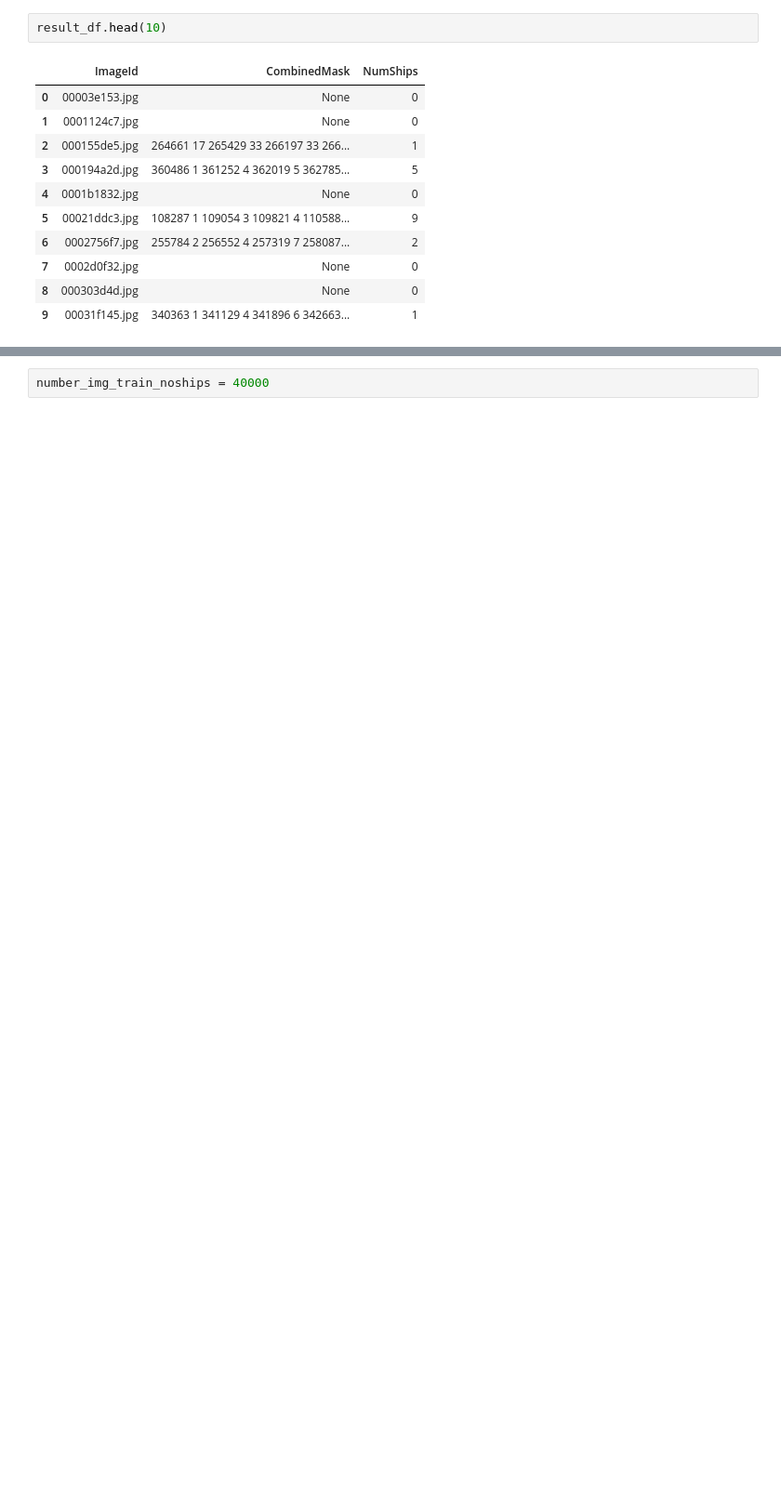
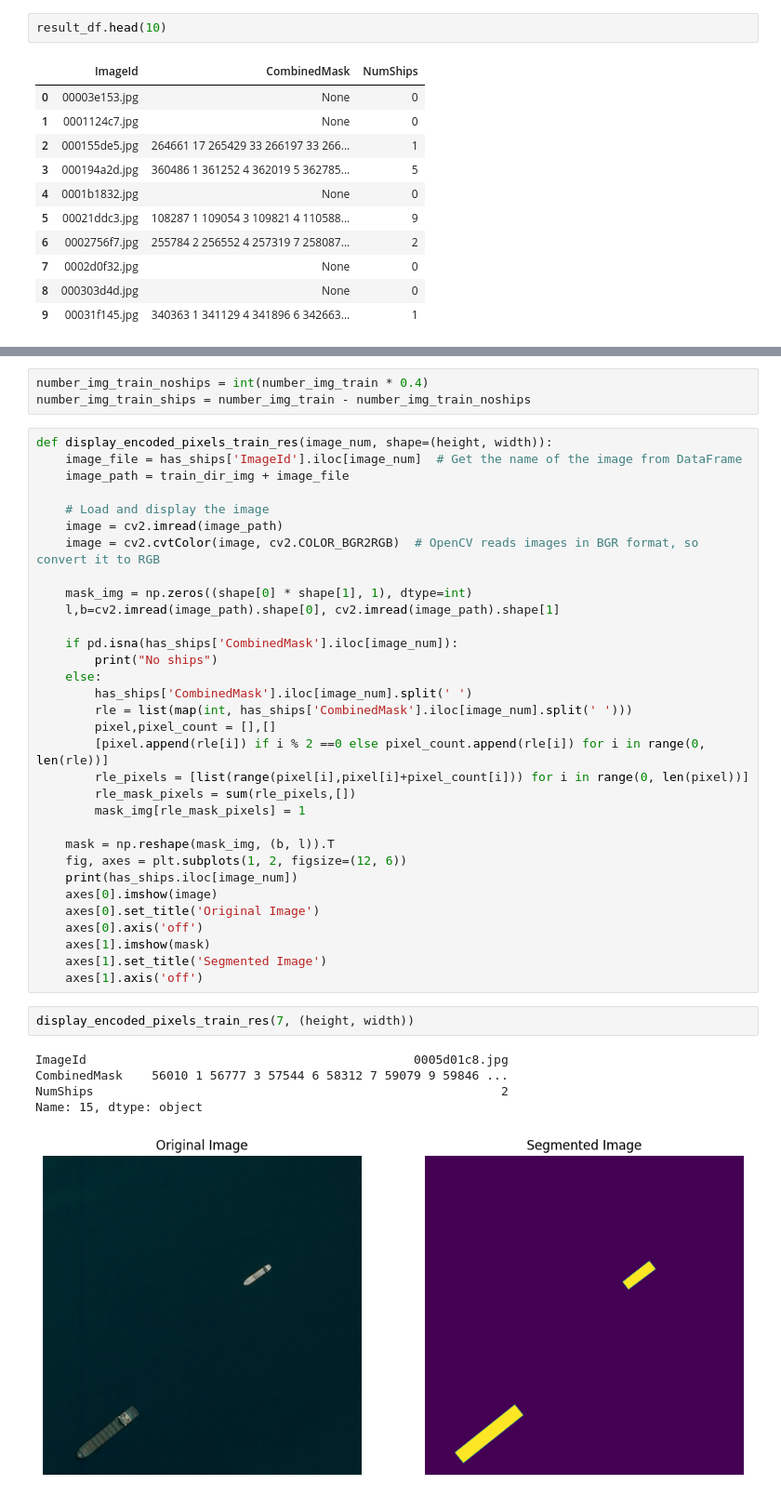
Before and after one commit to kubyllka/Airbus-Ship-Detection-U-net-Segmentation, a Jupyter notebook: kaggle-notebook.ipynb, the cells around one changed output, grey strips where cells are left out. Shown at 93% size. Cells and saved outputs as stored; diff of their text form; blank space fills up the shorter version.

```diff
--- a/kaggle-notebook.ipynb
+++ b/kaggle-notebook.ipynb
@@ -219,4 +219,45 @@ print(len(has_ships), len(no_ships))
-# %%
-number_img_train_noships = 40000
+# %%
+number_img_train_noships = int(number_img_train * 0.4)
+number_img_train_ships = number_img_train - number_img_train_noships
+# %%
+def display_encoded_pixels_train_res(image_num, shape=(height, width)):
+    image_file = has_ships['ImageId'].iloc[image_num]  # Get the name of the image from DataFrame
+    image_path = train_dir_img + image_file
+
+    # Load and display the image
+    image = cv2.imread(image_path)
+    image = cv2.cvtColor(image, cv2.COLOR_BGR2RGB)  # OpenCV reads images in BGR format, so convert it to RGB
+
+    mask_img = np.zeros((shape[0] * shape[1], 1), dtype=int)
+    l,b=cv2.imread(image_path).shape[0], cv2.imread(image_path).shape[1]
+
+    if pd.isna(has_ships['CombinedMask'].iloc[image_num]):
+        print("No ships")
+    else:
+        has_ships['CombinedMask'].iloc[image_num].split(' ')
+        rle = list(map(int, has_ships['CombinedMask'].iloc[image_num].split(' ')))
+        pixel,pixel_count = [],[]
+        [pixel.append(rle[i]) if i % 2 ==0 else pixel_count.append(rle[i]) for i in range(0, len(rle))]
+        rle_pixels = [list(range(pixel[i],pixel[i]+pixel_count[i])) for i in range(0, len(pixel))]
+        rle_mask_pixels = sum(rle_pixels,[])
+        mask_img[rle_mask_pixels] = 1
+
+    mask = np.reshape(mask_img, (b, l)).T
+    fig, axes = plt.subplots(1, 2, figsize=(12, 6))
+    print(has_ships.iloc[image_num])
+    axes[0].imshow(image)
+    axes[0].set_title('Original Image')
+    axes[0].axis('off')
+    axes[1].imshow(mask)
+    axes[1].set_title('Segmented Image')
+    axes[1].axis('off')
+# %%
+display_encoded_pixels_train_res(7, (height, width))
+# %% [output]
+ImageId                                             0005d01c8.jpg
+CombinedMask    56010 1 56777 3 57544 6 58312 7 59079 9 59846 ...
+NumShips                                                        2
+Name: 15, dtype: object
+[figure, added]
 # %%
 no_ships_less = no_ships[: number_img_train_noships]
```
Also changed, not shown: parts of 21 cells of this notebook.
